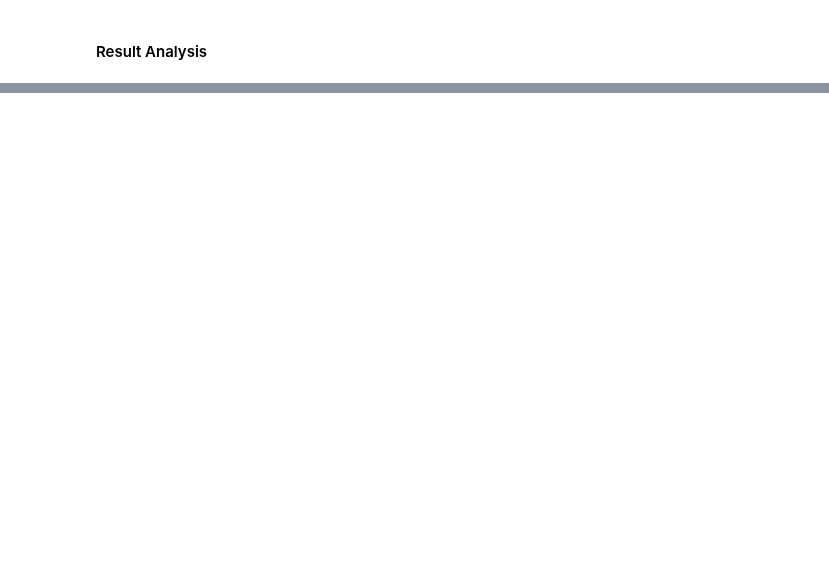
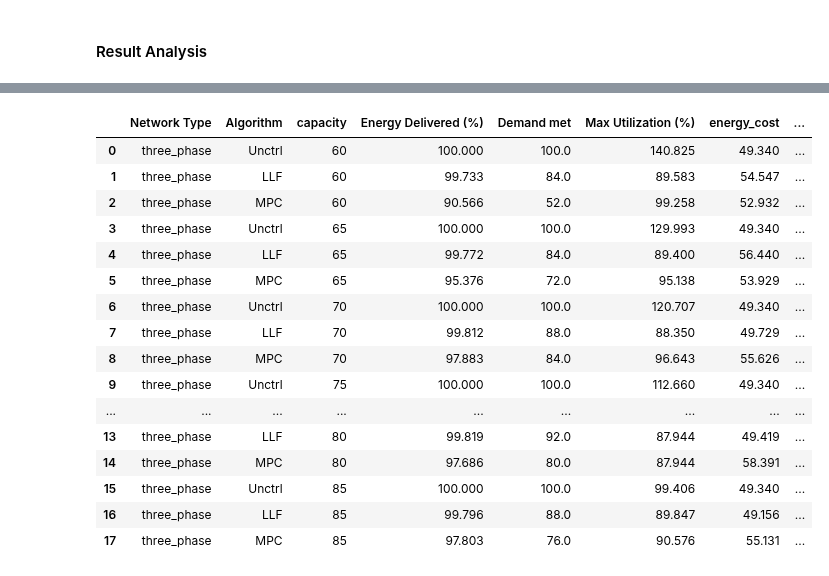
Before and after one commit to kamareee/acn-ev-simulation, a Jupyter notebook: Simulation_new_9_EV_charger.ipynb, the cells around one changed output, grey strips where cells are left out. Cells and saved outputs as stored; diff of their text form; code cells hidden in the pictures; blank space fills up the shorter version.

Commit message:
Added new simulation file

```diff
--- a/Simulation_new_9_EV_charger.ipynb
+++ b/Simulation_new_9_EV_charger.ipynb
@@ -205,7 +226,7 @@ def run_experiment(alg_name, cap):
 # %%
 warnings.simplefilter("ignore")
 
-capacities = list(range(40, 60, 5))
+capacities = list(range(60, 90, 5))
 alg_names = ["Unctrl", "RR", "MPC"]
 
 for cap in capacities:
@@ -217,14 +256,14 @@ for cap in capacities:
 # %%
-result_dir = "results/sims/new_simulation"
-if not os.path.exists(result_dir):
-    os.makedirs(result_dir)
+# result_dir = "results/sims/new_simulation"
+# if not os.path.exists(result_dir):
+#     os.makedirs(result_dir)
 
-for config, sim in sims.items():
-    name = "results/sims/new_simulation/{0}-{1}.json.gz".format(*config)
-    if not os.path.exists(name):
-        data = sim.to_json()
-        with gzip.GzipFile(name, 'w') as fout:
-            fout.write(json.dumps(data).encode('utf-8'))
+# for config, sim in sims.items():
+#     name = "results/sims/new_simulation/{0}-{1}.json.gz".format(*config)
+#     if not os.path.exists(name):
+#         data = sim.to_json()
+#         with gzip.GzipFile(name, 'w') as fout:
+#             fout.write(json.dumps(data).encode('utf-8'))
 # %% [markdown]
 #### Result Analysis
 # %%
@@ -248,0 +357,12 @@ metrics.rename(columns={"Capacity (kW)": "capacity"}, inplace=True)
+# %%
+warnings.simplefilter("ignore")
+
+capacities = list(range(60, 90, 5))
+alg_names = ["Unctrl", "LLF", "MPC"]
+
+for cap in capacities:
+    for alg_name in alg_names:
+        config = (alg_name, cap)
+        print(config)
+        if config not in sims:
+            sims[config] = run_experiment(*config)
@@ -248,0 +387,23 @@ metrics.rename(columns={"Capacity (kW)": "capacity"}, inplace=True)
+# %%
+metrics = pd.DataFrame(calc_metrics(config, sim) for config, sim in sims.items()).round(3)
+metrics.rename(columns={"Capacity (kW)": "capacity"}, inplace=True)
+# %%
+metrics
+# %% [output]
+|  | Network Type | Algorithm | capacity | Energy Delivered (%) | Demand met | Max Utilization (%) | energy_cost | ... |
+| 0 | three_phase | Unctrl | 60 | 100.000 | 100.0 | 140.825 | 49.340 | ... |
+| 1 | three_phase | LLF | 60 | 99.733 | 84.0 | 89.583 | 54.547 | ... |
+| 2 | three_phase | MPC | 60 | 90.566 | 52.0 | 99.258 | 52.932 | ... |
+| 3 | three_phase | Unctrl | 65 | 100.000 | 100.0 | 129.993 | 49.340 | ... |
+| 4 | three_phase | LLF | 65 | 99.772 | 84.0 | 89.400 | 56.440 | ... |
+| 5 | three_phase | MPC | 65 | 95.376 | 72.0 | 95.138 | 53.929 | ... |
+| 6 | three_phase | Unctrl | 70 | 100.000 | 100.0 | 120.707 | 49.340 | ... |
+| 7 | three_phase | LLF | 70 | 99.812 | 88.0 | 88.350 | 49.729 | ... |
+| 8 | three_phase | MPC | 70 | 97.883 | 84.0 | 96.643 | 55.626 | ... |
+| 9 | three_phase | Unctrl | 75 | 100.000 | 100.0 | 112.660 | 49.340 | ... |
+| ... | ... | ... | ... | ... | ... | ... | ... | ... |
+| 13 | three_phase | LLF | 80 | 99.819 | 92.0 | 87.944 | 49.419 | ... |
+| 14 | three_phase | MPC | 80 | 97.686 | 80.0 | 87.944 | 58.391 | ... |
+| 15 | three_phase | Unctrl | 85 | 100.000 | 100.0 | 99.406 | 49.340 | ... |
+| 16 | three_phase | LLF | 85 | 99.796 | 88.0 | 89.847 | 49.156 | ... |
+| 17 | three_phase | MPC | 85 | 97.803 | 76.0 | 90.576 | 55.131 | ... |
```
Also changed, not shown: parts of 12 cells of this notebook, 3 other files.
